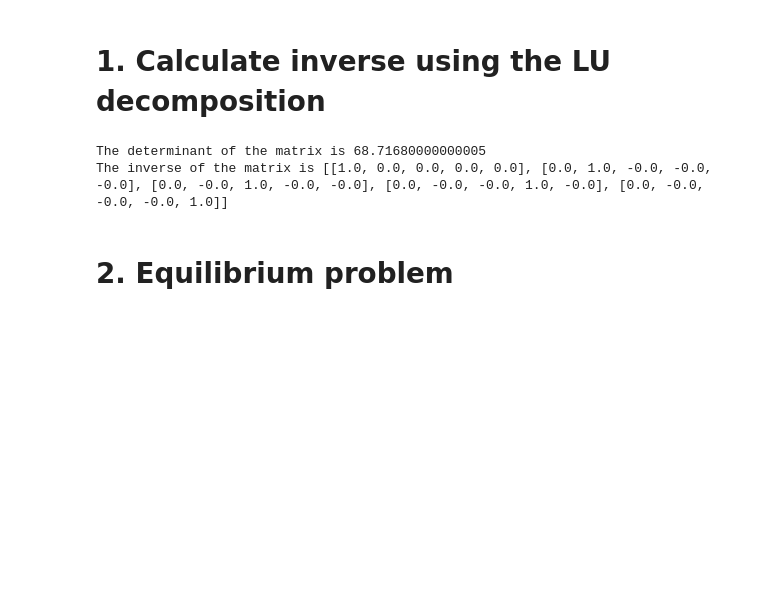
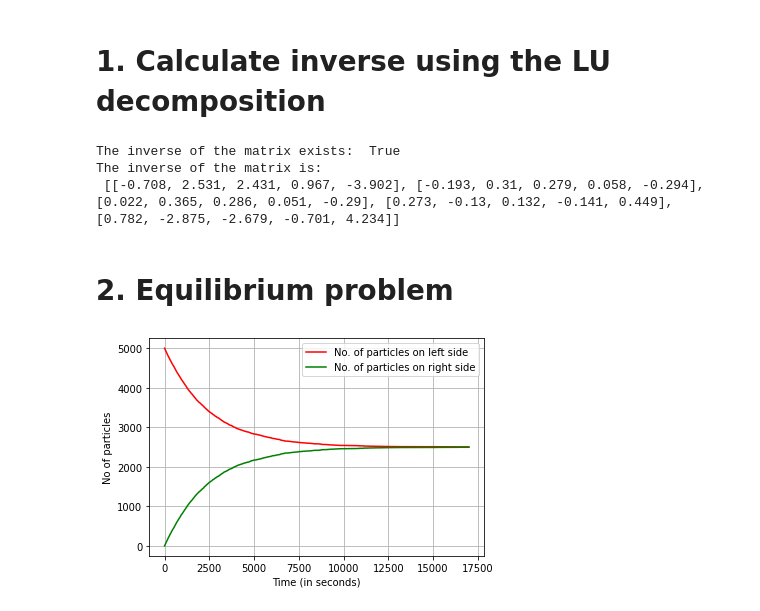
Before and after one commit to jabed-umar/P346-codes, a Jupyter notebook: end_sem.ipynb, the cells around one changed output. Saved outputs shown, nothing was run; the diff lists cells and outputs as text; code cells hidden in the pictures; blank space fills up the shorter version.

```diff
--- a/end_sem.ipynb
+++ b/end_sem.ipynb
@@ -95,15 +101,46 @@ plt.show()
 # %% [markdown]
 # 1. Calculate inverse using the LU decomposition
 # %%
+# given matrix
 A = [[0.2, -5, 3, 0.4, 0],
      [-0.5, 1, 7,-2,0.3],
      [0.6, 2, -4, 3, 0.1],
      [3, 0.8, 2, -0.4, 3],
      [0.5, 3, 2, 0.4, 1]]
-print("The determinant of the matrix is",e.determinant(A))
-print("The inverse of the matrix is",e.inverse(A))
+print("The inverse of the matrix exists: ",e.check_inverse(A))
+print("The inverse of the matrix is: \n",e.matrix_inverse(A))
 # %% [output]
-The determinant of the matrix is 68.71680000000005
-The inverse of the matrix is [[1.0, 0.0, 0.0, 0.0, 0.0], [0.0, 1.0, -0.0, -0.0, -0.0], [0.0, -0.0, 1.0, -0.0, -0.0], [0.0, -0.0, -0.0, 1.0, -0.0], [0.0, -0.0, -0.0, -0.0, 1.0]]
+The inverse of the matrix exists:  True
+The inverse of the matrix is:
+ [[-0.708, 2.531, 2.431, 0.967, -3.902], [-0.193, 0.31, 0.279, 0.058, -0.294], [0.022, 0.365, 0.286, 0.051, -0.29], [0.273, -0.13, 0.132, -0.141, 0.449], [0.782, -2.875, -2.679, -0.701, 4.234]]
 # %% [markdown]
 # 2. Equilibrium problem
+# %%
+# given condition
+N0 = 5000
+nl = 5000
+nr = 0
+Nl = [5000]
+Nr = [0]
+# creating the random number in the range of 0 to 1
+rand = e.My_random(3,17000,0)
+# main loop for equilrium
+for t in range(17000):
+    if rand[t] <= nl/N0:
+        nl -= 1
+        nr += 1
+    if rand[t] <= 1-nl/N0:
+        nl += 1
+        nr -= 1
+    Nl.append(nl)
+    Nr.append(nr)
+# ploting the graph
+plt.plot(Nl,color='r',label='No. of particles on left side')
+plt.plot(Nr,color='g',label='No. of particles on right side')
+plt.ylabel('No of particles')
+plt.xlabel('Time (in seconds)')
+plt.legend()
+plt.grid()
+plt.show()
+# %% [output]
+[figure, added]
```
Also changed, not shown: parts of 4 cells of this notebook, 1 other file.
